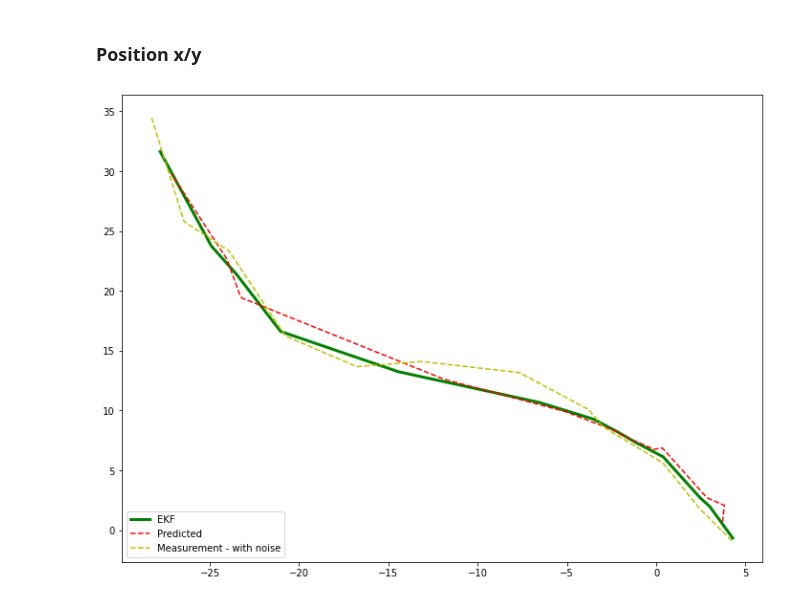
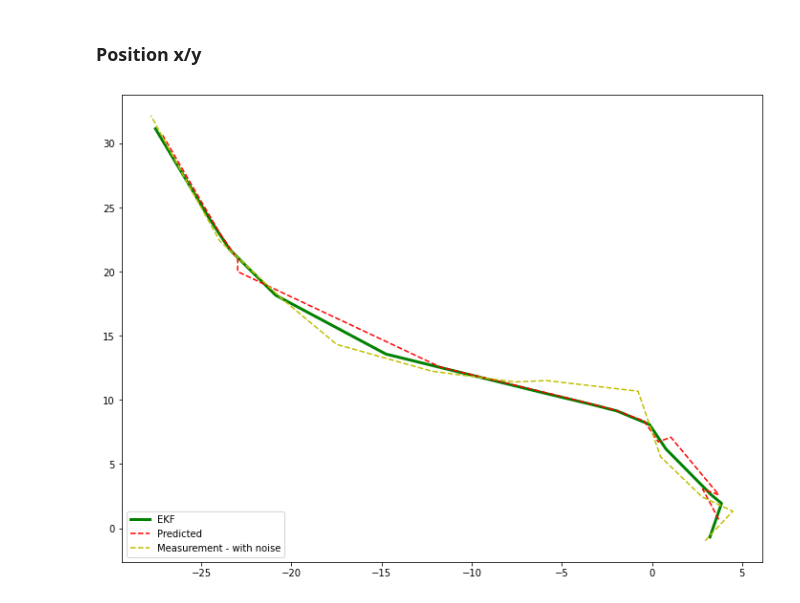
Before and after one commit to icaropires/objectlevel_fusion, a Jupyter notebook: utils/draft_EKF_temporal_alignment.ipynb, the cells around one changed output. Saved outputs shown, nothing was run; the diff lists cells and outputs as text; code cells hidden in the pictures.

```diff
--- a/utils/draft_EKF_temporal_alignment.ipynb
+++ b/utils/draft_EKF_temporal_alignment.ipynb
@@ -105,7 +105,7 @@ STATE_SIZE = 6 # States
 STATE_X_IDX, STATE_Y_IDX, STATE_YAW_IDX, STATE_VELOCITY_IDX, STATE_YAW_RATE_IDX, STATE_ACCELERATION_IDX = range(STATE_SIZE)
 
 # Generated running the loop with correction commented, just with prediction
-mock = np.array([
+measurement_mock = np.array([
     [4.0, -2.0, 1.5707963267948966, 5.0, 0.4487989505128276, 4.0],
     [3.7538, 0.4616, 1.761, 6.6948, 0.4488, 4.0],
     [2.8449, 3.5203, 1.9512, 8.3896, 0.4488, 4.0],
@@ -119,6 +119,22 @@ mock = np.array([
     [-23.7432, 21.856, 2.0176, 12.6266, -0.7854, 2.0],
     [-26.3263, 27.2473, 2.0176, 15.5925, 0.0, 7.0],
     [-29.1809, 33.2053, 2.0176, 15.5925, 0.0, 0],
+])
+
+noises_mock = np.array([
+    [-1.044, 1.0289, -0.0145, 0.9013, -0.0183, 0.0579],
+    [0.7317, 0.8656, 0.0095, -0.5005, 0.0835, -0.4629],
+    [-0.0571, -1.0837, -0.0015, 0.4288, -0.0634, -0.0808],
+    [-0.5773, -1.1117, -0.0182, -0.778, 0.0696, -0.4022],
+    [0.8567, 1.2855, 0.0112, -0.2399, 0.0904, -0.3941],
+    [-0.8416, 0.1583, 0.0063, -0.6525, 0.084, -0.3697],
+    [1.1896, -0.95, 0.0111, 0.4016, 0.0349, -0.1406],
+    [0.5857, -0.9672, -0.0158, 0.3913, -0.0223, 0.2368],
+    [-0.5729, -0.5062, 0.0078, -0.6339, -0.0688, 0.1991],
+    [0.2298, 0.2873, -0.0159, 0.0898, -0.0375, -0.3652],
+    [-0.2236, 0.5324, -0.0147, -0.1144, 0.0552, 0.3881],
+    [0.6675, -0.5955, 0.018, 0.6145, -0.0493, -0.0704],
+    [1.391, -1.0449, 0.0106, 0.9431, 0.0677, 0.3961],
 ])
 
 def predict(x, P, dt):
@@ -277,20 +293,24 @@ if __name__ == '__main__':
 
     random_generator = default_rng()
 
-#     dts = [random_generator.random() for _ in mock]
+#     dts = [random_generator.random() for _ in measurement_mock]
 #     dts = [np.round(dt, 4) for dt in dts]
 #     print(dts)
     dts = (0.4571, 0.5364, 0.1067, 0.5539, 0.0843, 0.0452, 0.017, 0.1824, 0.5568, 0.9355, 0.2909, 0.1086, 0.4237)
 
-    measurements = deepcopy(mock)
+    measurements = deepcopy(measurement_mock)
 
-    for i, (measurement, dt) in enumerate(zip(measurements, dts), 1):
+    all_noises, all_states, all_ps = [], [], []
+
+    # for i, (measurement, dt) in enumerate(zip(measurements, dts), 1):
+    for i, (measurement, noises, dt) in enumerate(zip(measurements, noises_mock, dts), 1):
         sensors_std = np.array([std_pos, std_pos, std_yaw, std_speed, std_yawrate, std_acc])
 
         # Adding noise
-        noises = (random_generator.random() for _ in sensors_std)
-        noises = np.array([n * 2*std - std for std, n in zip(sensors_std, noises)])  # Putting noises in std range
+#         noises = (random_generator.random() for _ in sensors_std)
+#         noises = np.array([n * 2*std - std for std, n in zip(sensors_std, noises)])  # Putting noises in std range
         measurement += noises
+        all_noises.append(noises)
 
         x_noisy_measurement.append(measurement[STATE_X_IDX])
         y_noisy_measurement.append(measurement[STATE_Y_IDX])
@@ -303,6 +323,9 @@ if __name__ == '__main__':
         x, P = correct(measurement, x, P, R)
 
         log_state_and_noises(i, state, predicted_state, noises, dt)
+        all_states.append(x)
+        all_ps.append(P)
+
         x_predicted.append(predicted_state[STATE_X_IDX])
         y_predicted.append(predicted_state[STATE_Y_IDX])
 # %% [output]
@@ -419,19 +479,19 @@ plt.legend(loc='best',prop={'size':22})
 # %%
 fig = plt.figure(figsize=(12,9))
 
-x_measurement, y_measurement = mock[:, STATE_X_IDX], mock[:, STATE_Y_IDX]
+x_measurement, y_measurement = measurement_mock[:, STATE_X_IDX], measurement_mock[:, STATE_Y_IDX]
 x_noisy_measurement, y_noisy_measurement, x_predicted, y_predicted = np.array(
     [x_noisy_measurement, y_noisy_measurement, x_predicted, y_predicted],
     dtype='float64'
 )
 
 plt.plot(x0, x1, label='EKF', c='g', lw=3)
 plt.plot(x_predicted, y_predicted, label='Predicted', c='r', lw=1.5, ls='--')
 
 # plt.plot(x_measurement, y_measurement, label='Measurement - no noise', c='b', lw=1.5, ls=':')
 plt.plot(x_noisy_measurement, y_noisy_measurement, label='Measurement - with noise', c='y', lw=1.5, ls='--')
 
 plt.legend(loc="lower left")
 plt.show()
 # %% [output]
-[figure, old version]
+[figure, new version]
```
Also changed, not shown: parts of 10 cells of this notebook.
